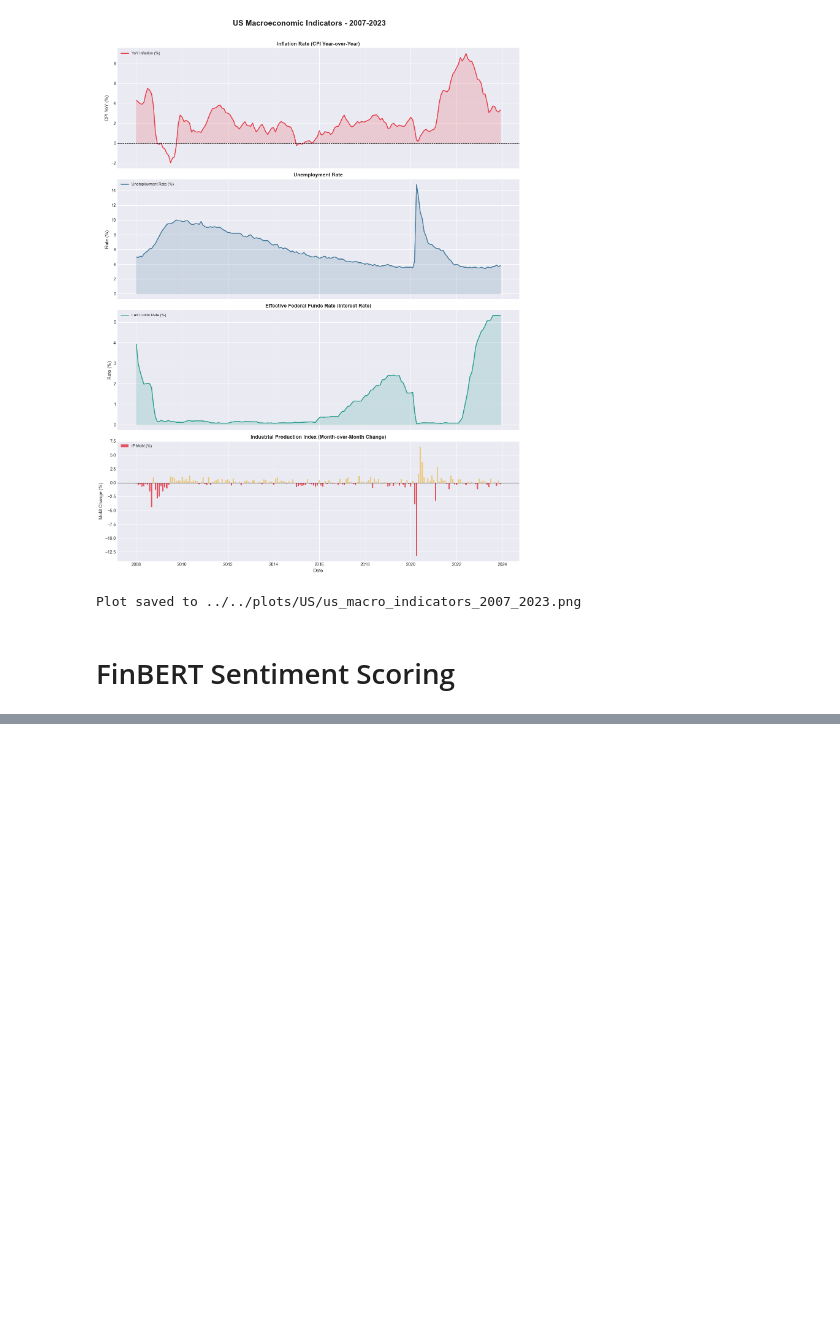
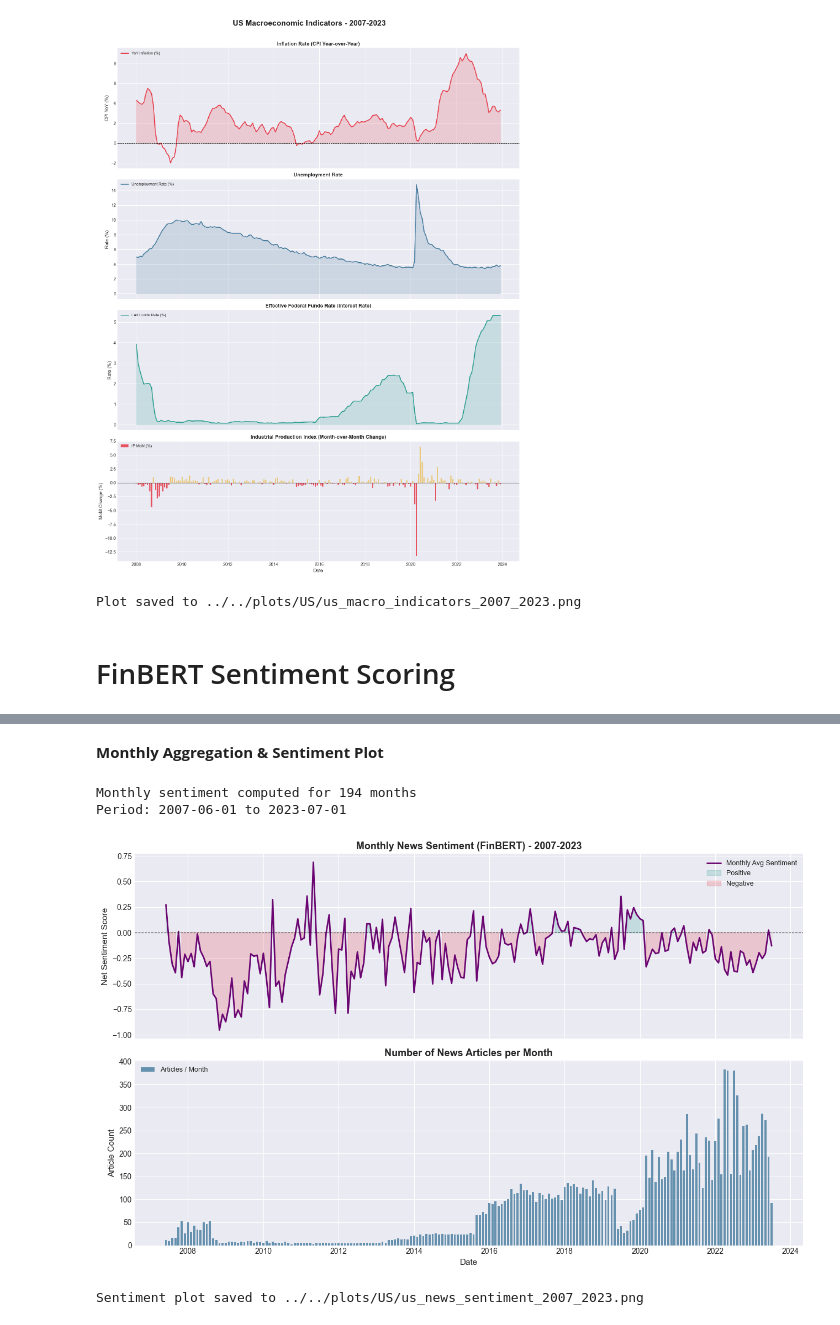
Before and after one commit to zahra-ynp/PML-InflationRegimeForecasting, a Jupyter notebook: notebooks/US/01_Data_Prep.ipynb, the cells around one changed output, grey strips where cells are left out. Cells and saved outputs as stored; diff of their text form; code cells hidden in the pictures; blank space fills up the shorter version.

Commit message:
Add US news sentiment analysis with FinBERT

```diff
--- a/notebooks/US/01_Data_Prep.ipynb
+++ b/notebooks/US/01_Data_Prep.ipynb
@@ -196,0 +322,19 @@ Plot saved to ../../plots/US/us_macro_indicators_2007_2023.png
+# %%
+import glob
+import pandas as pd
+import os
+
+ckpt_files = sorted(glob.glob(os.path.join(CHECKPOINT_DIR, "batch_*.csv")))
+if not ckpt_files:
+    raise RuntimeError("No checkpoint files found – run Cell 10c first.")
+
+scores_df = pd.concat(
+    [pd.read_csv(f, parse_dates=["Date"]) for f in ckpt_files],
+    ignore_index=True
+).sort_values("Date").reset_index(drop=True)
+
+scores_df.to_csv(FINAL_CACHE, index=False)
+print(f"Final cache saved  : {FINAL_CACHE}")
+print(f"Total articles     : {len(scores_df)}")
+print(f"Date range         : {scores_df['Date'].min().date()} to {scores_df['Date'].max().date()}")
+scores_df.head()
@@ -196,0 +351,57 @@ Plot saved to ../../plots/US/us_macro_indicators_2007_2023.png
+# %% [markdown]
+**Monthly Aggregation & Sentiment Plot**
+# %%
+# Monthly mean sentiment score and article count
+scores_df["Date"]  = pd.to_datetime(scores_df["Date"])
+scores_df["Month"] = scores_df["Date"].dt.to_period("M").dt.to_timestamp()
+
+monthly_sent = (
+    scores_df
+    .groupby("Month")
+    .agg(
+        News_Sentiment=("Sentiment_Score", "mean"),
+        Article_Count=("Sentiment_Score", "count"),
+    )
+    .rename_axis("Date")
+)
+
+print("Monthly sentiment computed for", len(monthly_sent), "months")
+print("Period:", monthly_sent.index[0].date(), "to", monthly_sent.index[-1].date())
+
+# ── Plot: sentiment over time
+fig, axes = plt.subplots(2, 1, figsize=(13, 8), sharex=True)
+
+ax = axes[0]
+ax.plot(monthly_sent.index, monthly_sent["News_Sentiment"],
+        color="#6A0572", linewidth=2, label="Monthly Avg Sentiment")
+ax.fill_between(monthly_sent.index, monthly_sent["News_Sentiment"], 0,
+                where=(monthly_sent["News_Sentiment"] >= 0),
+                alpha=0.2, color="#2A9D8F", label="Positive")
+ax.fill_between(monthly_sent.index, monthly_sent["News_Sentiment"], 0,
+                where=(monthly_sent["News_Sentiment"] < 0),
+                alpha=0.2, color="#E63946", label="Negative")
+ax.axhline(0, color="black", linewidth=0.8, linestyle="--")
+ax.set_ylabel("Net Sentiment Score", fontsize=11)
+ax.set_title("Monthly News Sentiment (FinBERT) - 2007-2023",
+             fontsize=13, fontweight="semibold")
+ax.legend(fontsize=9)
+
+ax = axes[1]
+ax.bar(monthly_sent.index, monthly_sent["Article_Count"],
+       width=20, color="#457B9D", alpha=0.8, label="Articles / Month")
+ax.set_ylabel("Article Count", fontsize=11)
+ax.set_title("Number of News Articles per Month", fontsize=13, fontweight="semibold")
+ax.legend(fontsize=9)
+
+axes[-1].xaxis.set_major_locator(mdates.YearLocator(2))
+axes[-1].xaxis.set_major_formatter(mdates.DateFormatter("%Y"))
+axes[-1].set_xlabel("Date", fontsize=11)
+plt.tight_layout()
+plt.savefig("../../plots/US/us_news_sentiment_2007_2023.png", dpi=150, bbox_inches="tight")
+plt.show()
+print("Sentiment plot saved to ../../plots/US/us_news_sentiment_2007_2023.png")
+# %% [output]
+Monthly sentiment computed for 194 months
+Period: 2007-06-01 to 2023-07-01
+[figure, added]
+Sentiment plot saved to ../../plots/US/us_news_sentiment_2007_2023.png
```
Also changed, not shown: parts of 12 cells of this notebook, 3 other files.
